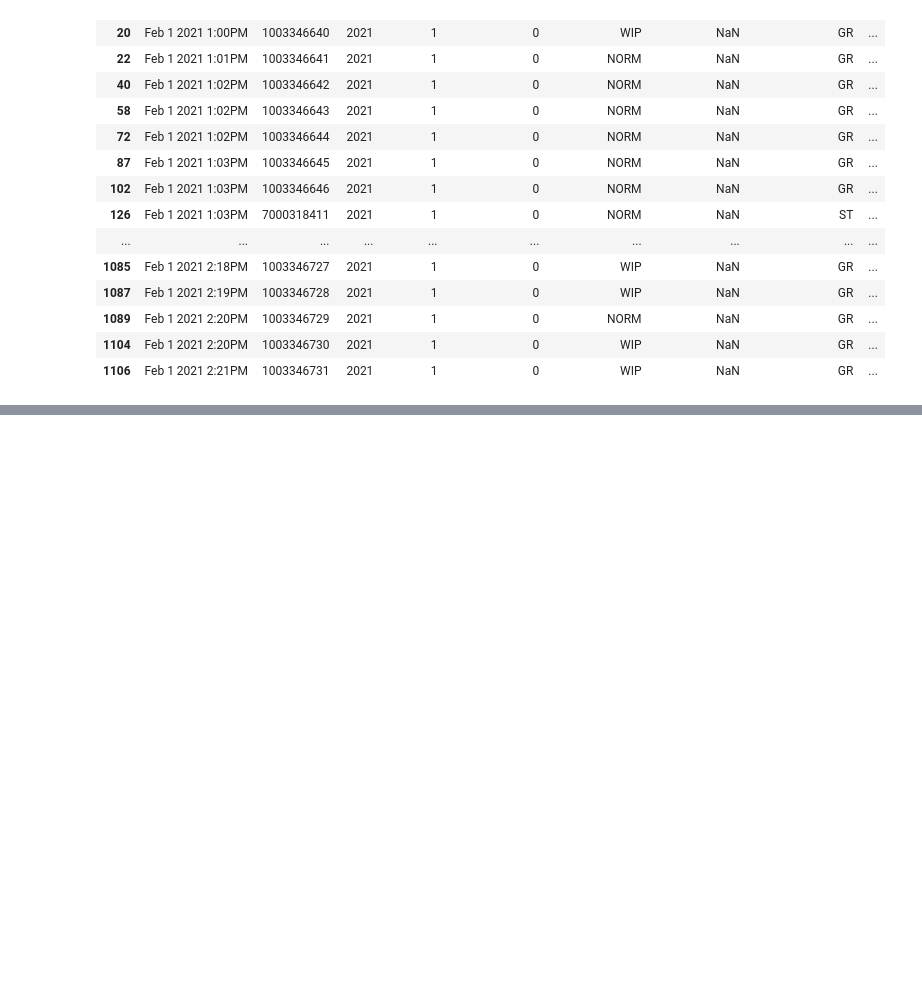
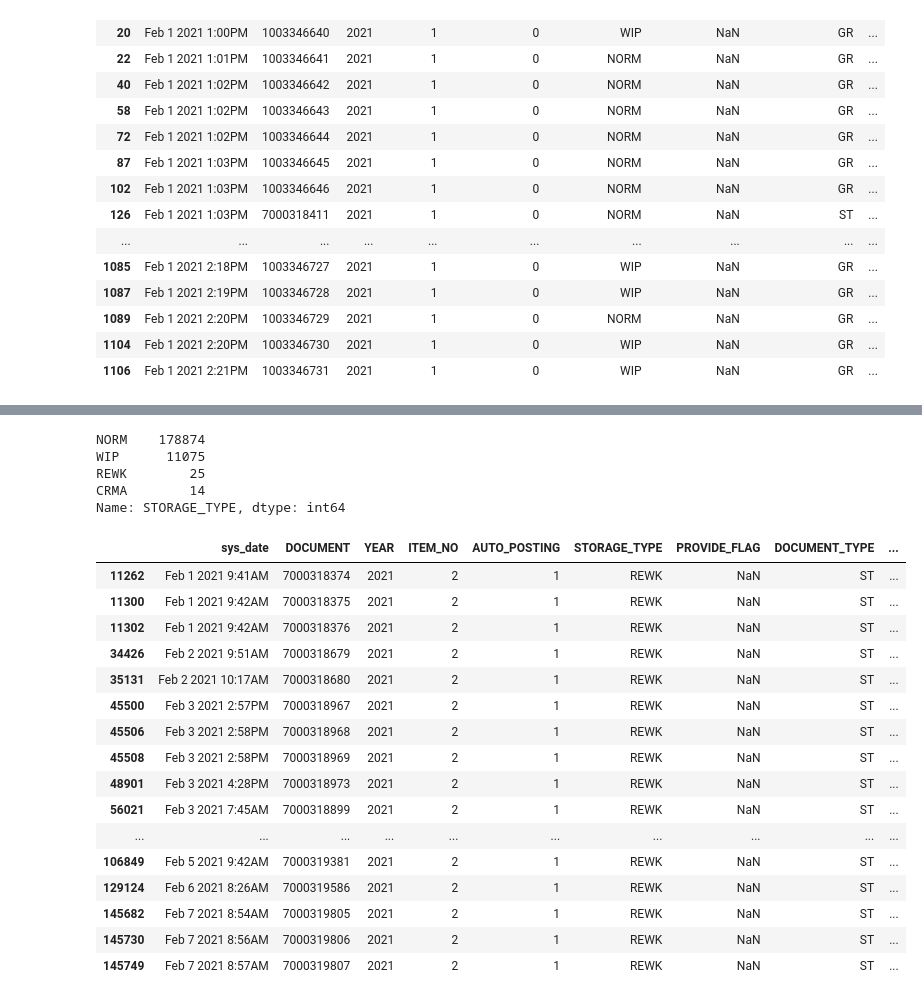
Before and after one commit to randomside/Excel-to-SQL-snippets, a Jupyter notebook: pandas_scripts.ipynb, the cells around one changed output, grey strips where cells are left out. Cells and saved outputs as stored; diff of their text form; code cells hidden in the pictures; blank space fills up the shorter version.

```diff
--- a/pandas_scripts.ipynb
+++ b/pandas_scripts.ipynb
@@ -133,0 +153,30 @@ group = df.groupby(["DOCUMENT", "YEAR"])
+# %%
+storage_df.value_counts()
+# %% [output]
+NORM    178874
+WIP      11075
+REWK        25
+CRMA        14
+Name: STORAGE_TYPE, dtype: int64
+# %%
+storage_rewk = df[df['STORAGE_TYPE'] == 'REWK']
+# %%
+storage_rewk
+# %% [output]
+|  | sys_date | DOCUMENT | YEAR | ITEM_NO | AUTO_POSTING | STORAGE_TYPE | PROVIDE_FLAG | DOCUMENT_TYPE | ... |
+| 11262 | Feb 1 2021 9:41AM | 7000318374 | 2021 | 2 | 1 | REWK | NaN | ST | ... |
+| 11300 | Feb 1 2021 9:42AM | 7000318375 | 2021 | 2 | 1 | REWK | NaN | ST | ... |
+| 11302 | Feb 1 2021 9:42AM | 7000318376 | 2021 | 2 | 1 | REWK | NaN | ST | ... |
+| 34426 | Feb 2 2021 9:51AM | 7000318679 | 2021 | 2 | 1 | REWK | NaN | ST | ... |
+| 35131 | Feb 2 2021 10:17AM | 7000318680 | 2021 | 2 | 1 | REWK | NaN | ST | ... |
+| 45500 | Feb 3 2021 2:57PM | 7000318967 | 2021 | 2 | 1 | REWK | NaN | ST | ... |
+| 45506 | Feb 3 2021 2:58PM | 7000318968 | 2021 | 2 | 1 | REWK | NaN | ST | ... |
+| 45508 | Feb 3 2021 2:58PM | 7000318969 | 2021 | 2 | 1 | REWK | NaN | ST | ... |
+| 48901 | Feb 3 2021 4:28PM | 7000318973 | 2021 | 2 | 1 | REWK | NaN | ST | ... |
+| 56021 | Feb 3 2021 7:45AM | 7000318899 | 2021 | 2 | 1 | REWK | NaN | ST | ... |
+| ... | ... | ... | ... | ... | ... | ... | ... | ... | ... |
+| 106849 | Feb 5 2021 9:42AM | 7000319381 | 2021 | 2 | 1 | REWK | NaN | ST | ... |
+| 129124 | Feb 6 2021 8:26AM | 7000319586 | 2021 | 2 | 1 | REWK | NaN | ST | ... |
+| 145682 | Feb 7 2021 8:54AM | 7000319805 | 2021 | 2 | 1 | REWK | NaN | ST | ... |
+| 145730 | Feb 7 2021 8:56AM | 7000319806 | 2021 | 2 | 1 | REWK | NaN | ST | ... |
+| 145749 | Feb 7 2021 8:57AM | 7000319807 | 2021 | 2 | 1 | REWK | NaN | ST | ... |
```
Also changed, not shown: parts of 4 cells of this notebook, 1 other file.
